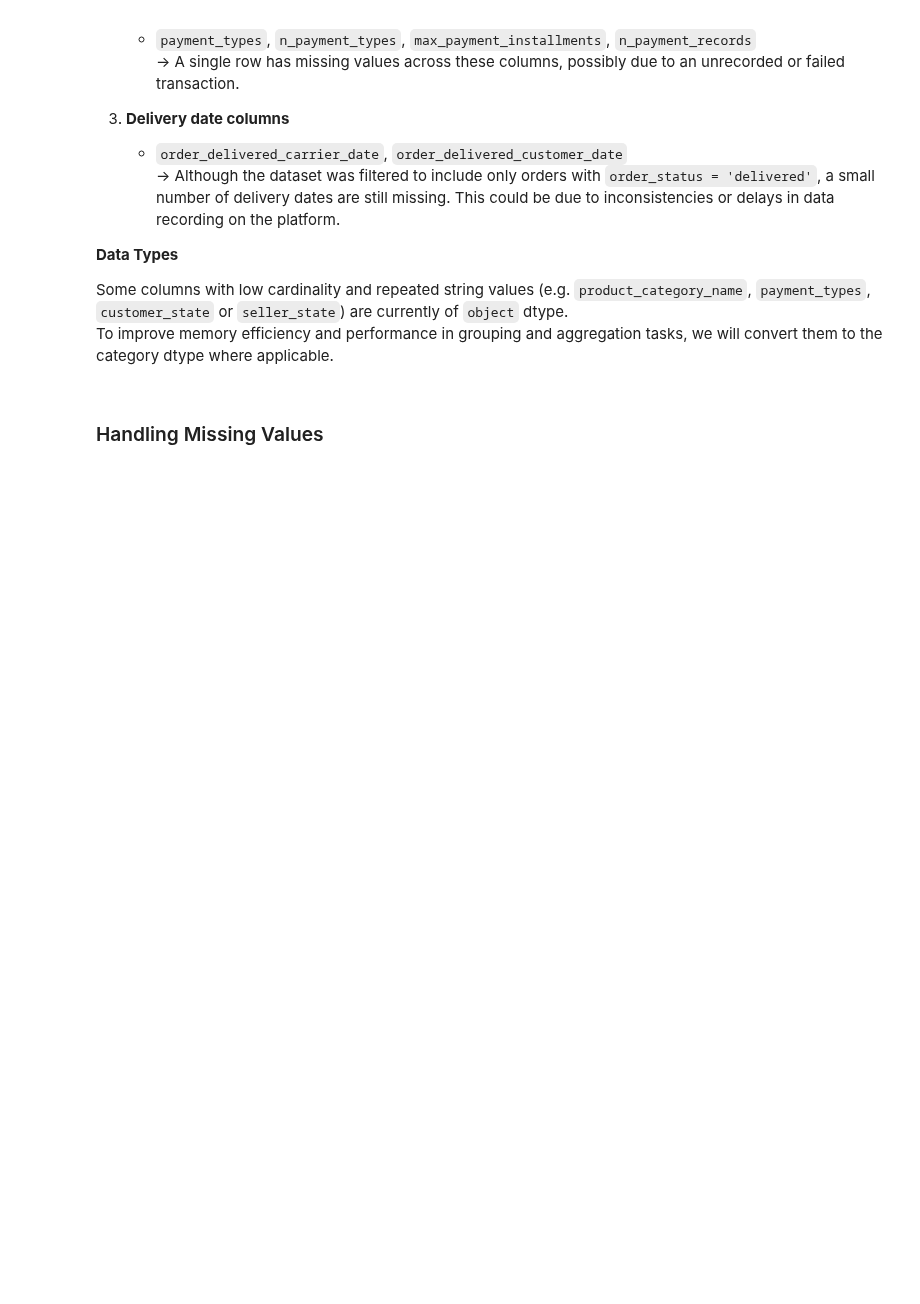
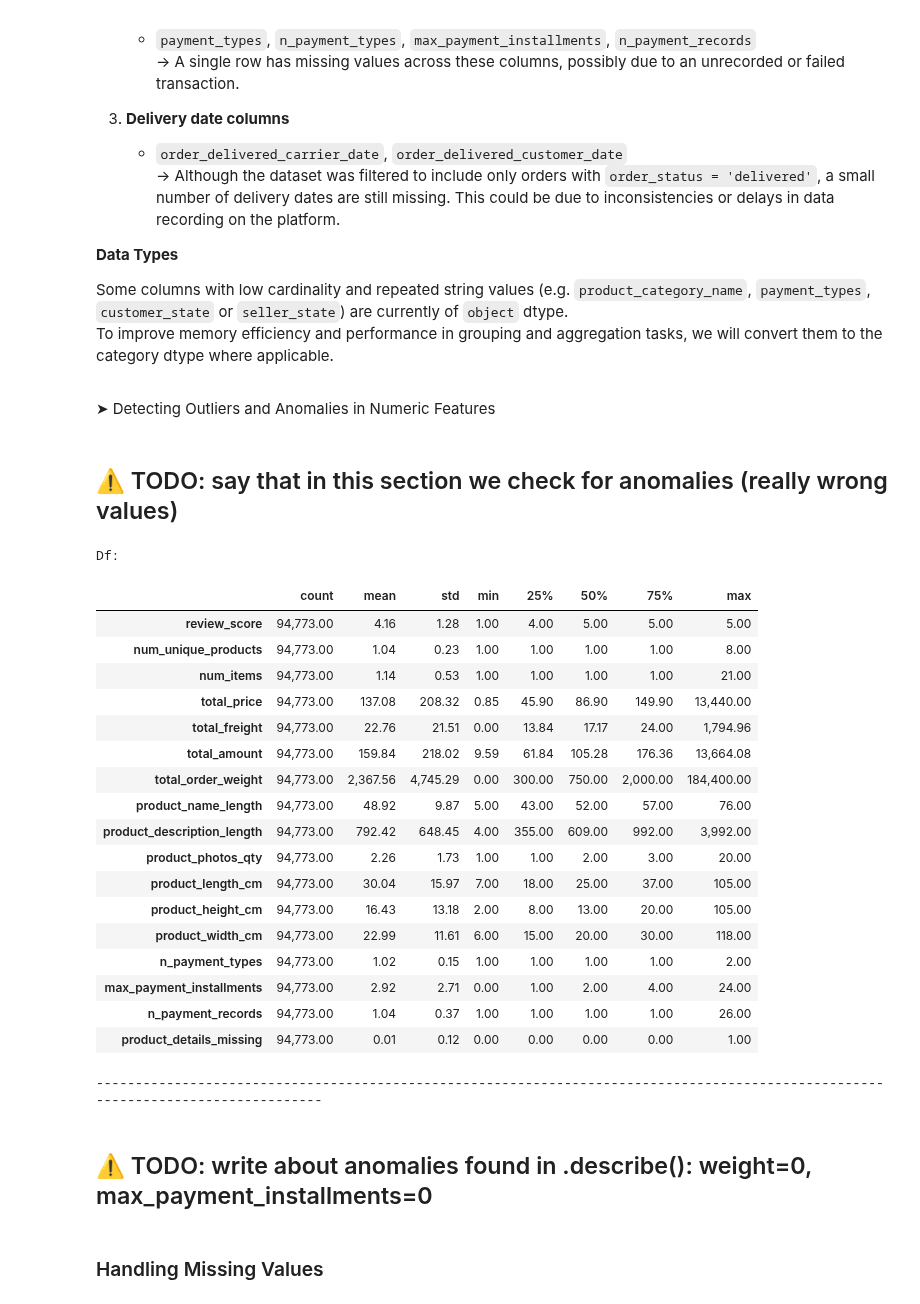
Before and after one commit to OlesyaEvseeva/customer-satisfaction-ecommerce, a Jupyter notebook: notebooks/02_data_integration_preprocessing.ipynb, the cells around one changed output. Cells and saved outputs as stored; diff of their text form; code cells hidden in the pictures; folded sections open; blank space fills up the shorter version.

Commit message:
feat(notebook-2): add numeric summary for anomaly detection

```diff
--- a/notebooks/02_data_integration_preprocessing.ipynb
+++ b/notebooks/02_data_integration_preprocessing.ipynb
@@ -421,6 +421,36 @@ Some columns with low cardinality and repeated string values (e.g. `product_cate
 To improve memory efficiency and performance in grouping and aggregation tasks, we will convert them to the category dtype where applicable.
 
 </details>
+# %% [markdown]
+➤ Detecting Outliers and Anomalies in Numeric Features
+# %% [markdown]
+## ⚠️ TODO: say that in this section we check for anomalies (really wrong values)
+# %%
+# Show descriptive statisticf for numeric columns
+u.describe_numeric(df_orders)
+# %% [output]
+Df:
+|  | count | mean | std | min | 25% | 50% | 75% | max |
+| review_score | 94,773.00 | 4.16 | 1.28 | 1.00 | 4.00 | 5.00 | 5.00 | 5.00 |
+| num_unique_products | 94,773.00 | 1.04 | 0.23 | 1.00 | 1.00 | 1.00 | 1.00 | 8.00 |
+| num_items | 94,773.00 | 1.14 | 0.53 | 1.00 | 1.00 | 1.00 | 1.00 | 21.00 |
+| total_price | 94,773.00 | 137.08 | 208.32 | 0.85 | 45.90 | 86.90 | 149.90 | 13,440.00 |
+| total_freight | 94,773.00 | 22.76 | 21.51 | 0.00 | 13.84 | 17.17 | 24.00 | 1,794.96 |
+| total_amount | 94,773.00 | 159.84 | 218.02 | 9.59 | 61.84 | 105.28 | 176.36 | 13,664.08 |
+| total_order_weight | 94,773.00 | 2,367.56 | 4,745.29 | 0.00 | 300.00 | 750.00 | 2,000.00 | 184,400.00 |
+| product_name_length | 94,773.00 | 48.92 | 9.87 | 5.00 | 43.00 | 52.00 | 57.00 | 76.00 |
+| product_description_length | 94,773.00 | 792.42 | 648.45 | 4.00 | 355.00 | 609.00 | 992.00 | 3,992.00 |
+| product_photos_qty | 94,773.00 | 2.26 | 1.73 | 1.00 | 1.00 | 2.00 | 3.00 | 20.00 |
+| product_length_cm | 94,773.00 | 30.04 | 15.97 | 7.00 | 18.00 | 25.00 | 37.00 | 105.00 |
+| product_height_cm | 94,773.00 | 16.43 | 13.18 | 2.00 | 8.00 | 13.00 | 20.00 | 105.00 |
+| product_width_cm | 94,773.00 | 22.99 | 11.61 | 6.00 | 15.00 | 20.00 | 30.00 | 118.00 |
+| n_payment_types | 94,773.00 | 1.02 | 0.15 | 1.00 | 1.00 | 1.00 | 1.00 | 2.00 |
+| max_payment_installments | 94,773.00 | 2.92 | 2.71 | 0.00 | 1.00 | 2.00 | 4.00 | 24.00 |
+| n_payment_records | 94,773.00 | 1.04 | 0.37 | 1.00 | 1.00 | 1.00 | 1.00 | 26.00 |
+| product_details_missing | 94,773.00 | 0.01 | 0.12 | 0.00 | 0.00 | 0.00 | 0.00 | 1.00 |
+----------------------------------------------------------------------------------------------------------------------------------
+# %% [markdown]
+## ⚠️ TODO: write about anomalies found in .describe(): weight=0, max_payment_installments=0
 # %% [markdown]
 ### Handling Missing Values
 # %% [markdown]
```
